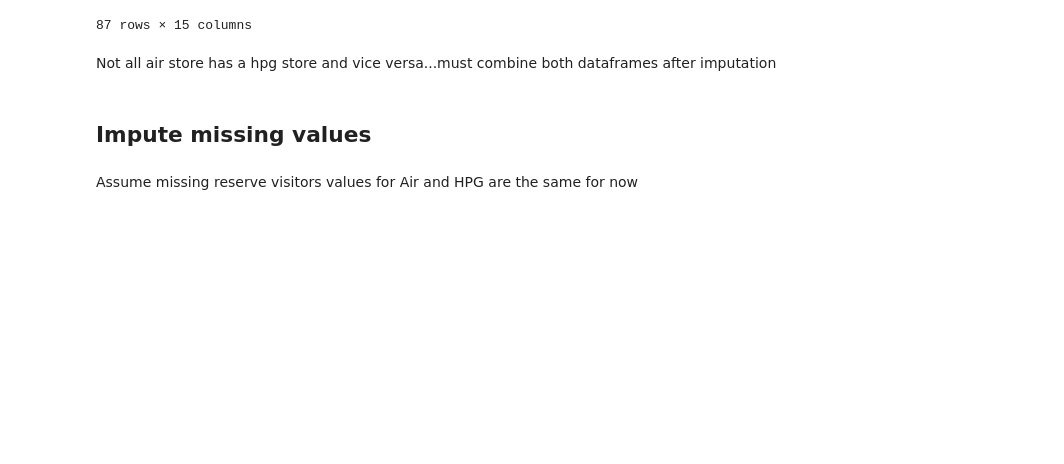
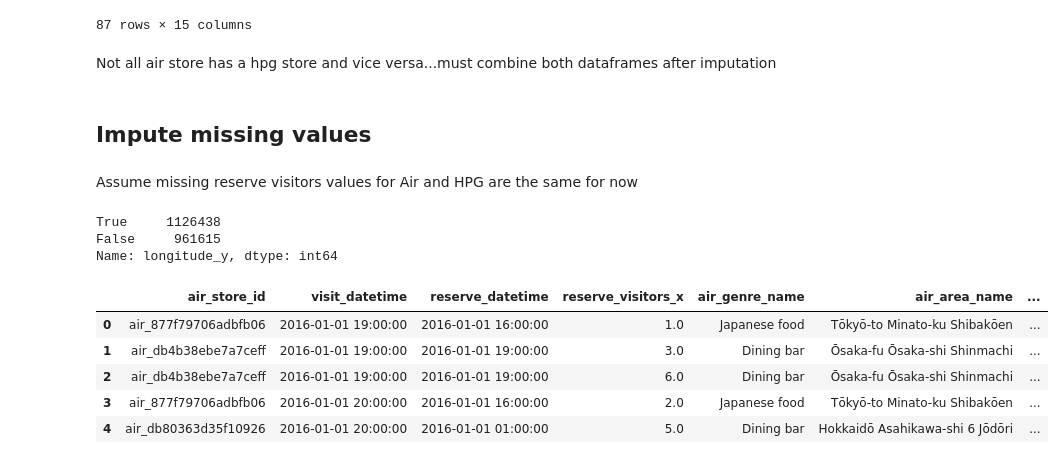
Before and after one commit to amungale/kaggle-recruitrestaurant, a Jupyter notebook: notebooks/Kaggle Recruit Restaurant.ipynb, the cells around one changed output. Drawn from its saved outputs; the diff is of its cells as text; code cells hidden in the pictures; blank space fills up the shorter version.

```diff
--- a/notebooks/Kaggle Recruit Restaurant.ipynb
+++ b/notebooks/Kaggle Recruit Restaurant.ipynb
@@ -126,3 +126,18 @@ for feature in ['reserve_visitors', 'latitude', 'longitude', 'hpg_store_id']:
 # %%
 for feature in ['genre_name', 'area_name']:
     fill_general(air_data_full, feature)
+# %%
+air_data_full.longitude_y.isnull().value_counts()
+# %% [output]
+True     1126438
+False     961615
+Name: longitude_y, dtype: int64
+# %%
+air_data_full.head()
+# %% [output]
+|  | air_store_id | visit_datetime | reserve_datetime | reserve_visitors_x | air_genre_name | air_area_name | ... |
+| 0 | air_877f79706adbfb06 | 2016-01-01 19:00:00 | 2016-01-01 16:00:00 | 1.0 | Japanese food | Tōkyō-to Minato-ku Shibakōen | ... |
+| 1 | air_db4b38ebe7a7ceff | 2016-01-01 19:00:00 | 2016-01-01 19:00:00 | 3.0 | Dining bar | Ōsaka-fu Ōsaka-shi Shinmachi | ... |
+| 2 | air_db4b38ebe7a7ceff | 2016-01-01 19:00:00 | 2016-01-01 19:00:00 | 6.0 | Dining bar | Ōsaka-fu Ōsaka-shi Shinmachi | ... |
+| 3 | air_877f79706adbfb06 | 2016-01-01 20:00:00 | 2016-01-01 16:00:00 | 2.0 | Japanese food | Tōkyō-to Minato-ku Shibakōen | ... |
+| 4 | air_db80363d35f10926 | 2016-01-01 20:00:00 | 2016-01-01 01:00:00 | 5.0 | Dining bar | Hokkaidō Asahikawa-shi 6 Jōdōri | ... |
```
Also changed, not shown: parts of 23 cells of this notebook, 1 other file.
